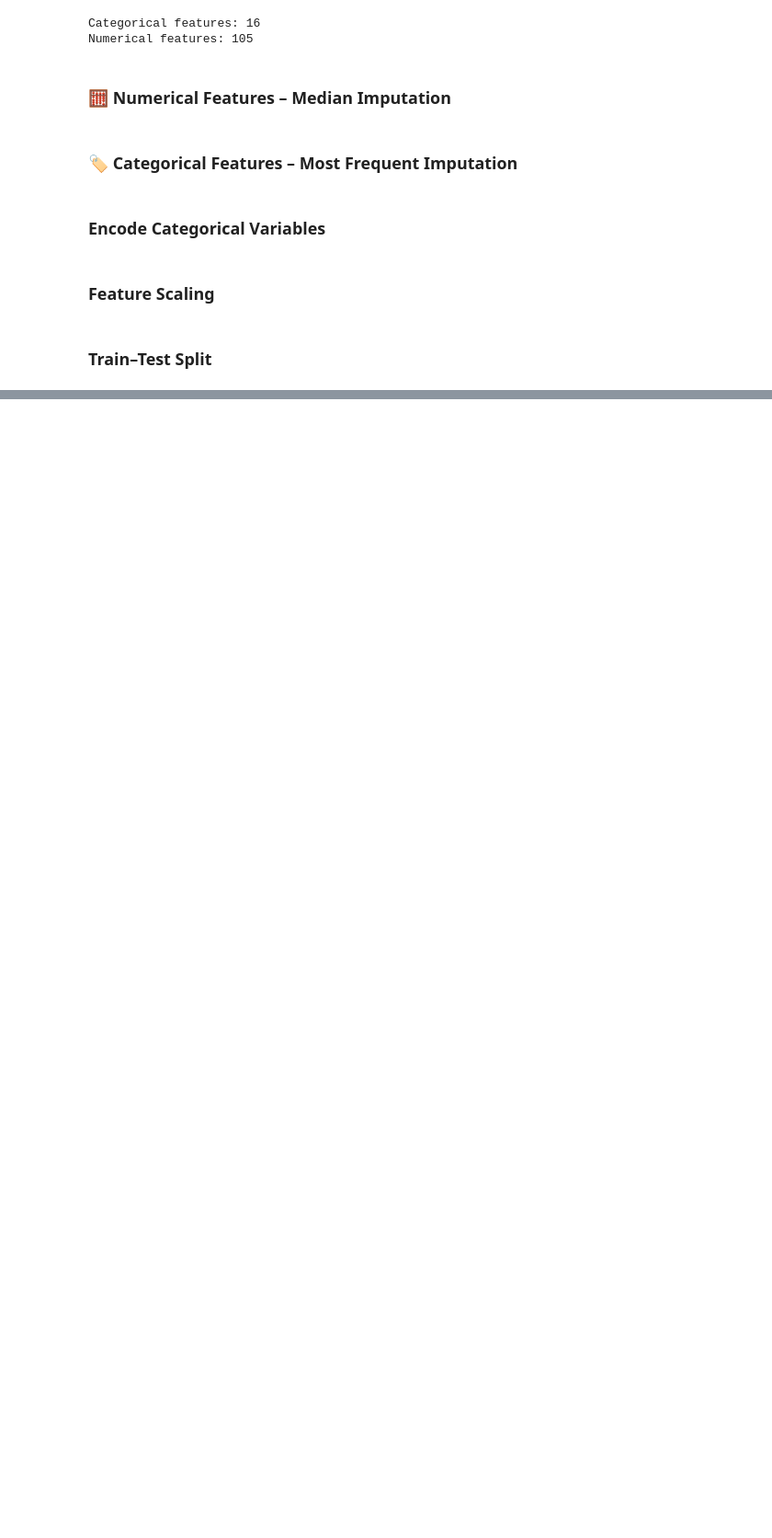
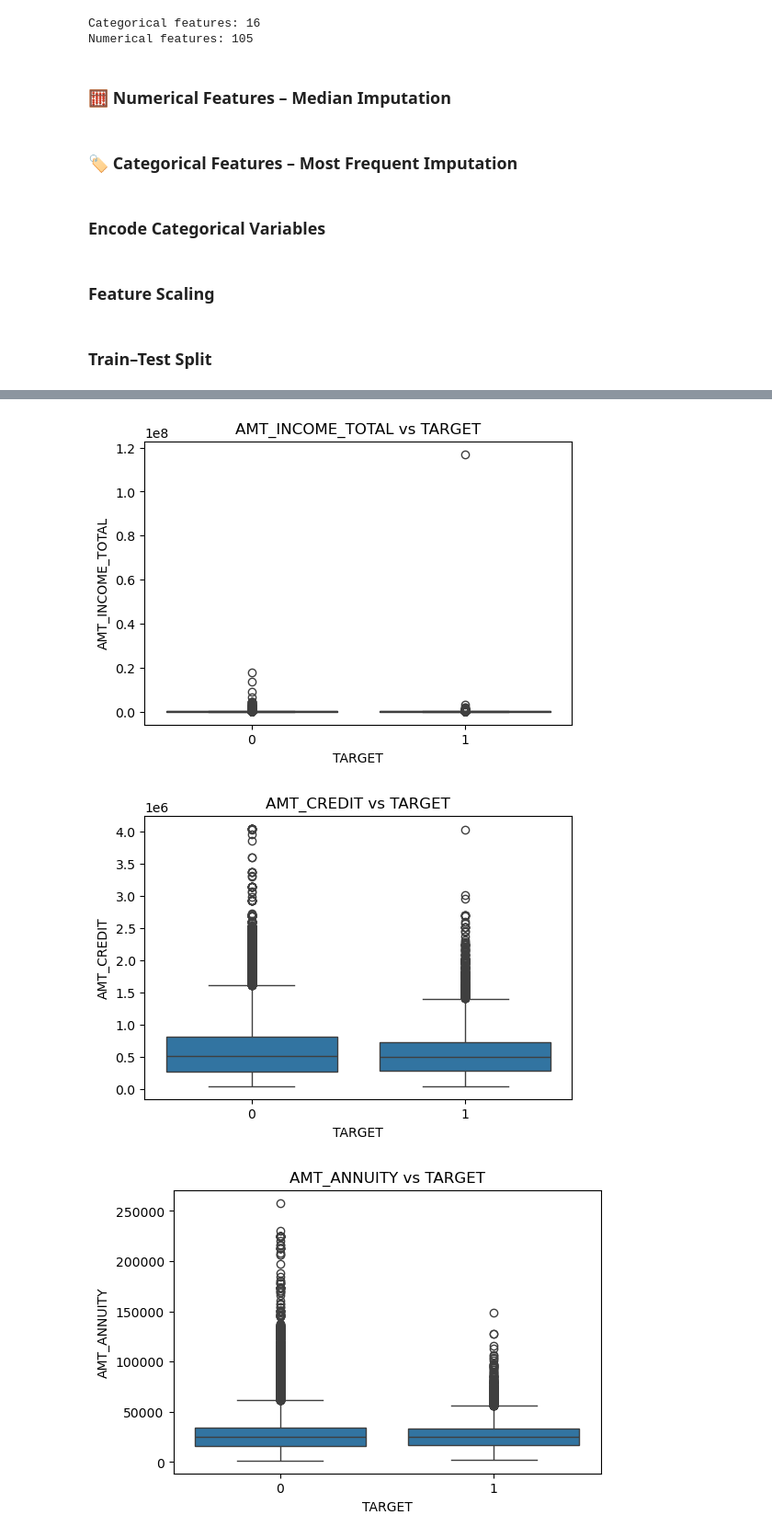
Before and after one commit to Alamin-refat/End-to-End-Credit-Risk-Prediction-using-Machine-Learning, a Jupyter notebook: credit_risk_prediction.ipynb, the cells around one changed output, grey strips where cells are left out. Shown at 92% size. Drawn from its saved outputs; the diff is of its cells as text; code cells hidden in the pictures; blank space fills up the shorter version.

```diff
--- a/credit_risk_prediction.ipynb
+++ b/credit_risk_prediction.ipynb
@@ -151,0 +156,15 @@ X_train, X_test, y_train, y_test = train_test_split(
+# %%
+import seaborn as sns
+import matplotlib.pyplot as plt
+
+num_features_sample = ['AMT_INCOME_TOTAL', 'AMT_CREDIT', 'AMT_ANNUITY']
+
+for col in num_features_sample:
+    plt.figure(figsize=(6,4))
+    sns.boxplot(x=y, y=df[col])
+    plt.title(f"{col} vs TARGET")
+    plt.show()
+# %% [output]
+[figure, added]
+[figure, added]
+[figure, added]
```
Also changed, not shown: parts of 2 cells of this notebook.
